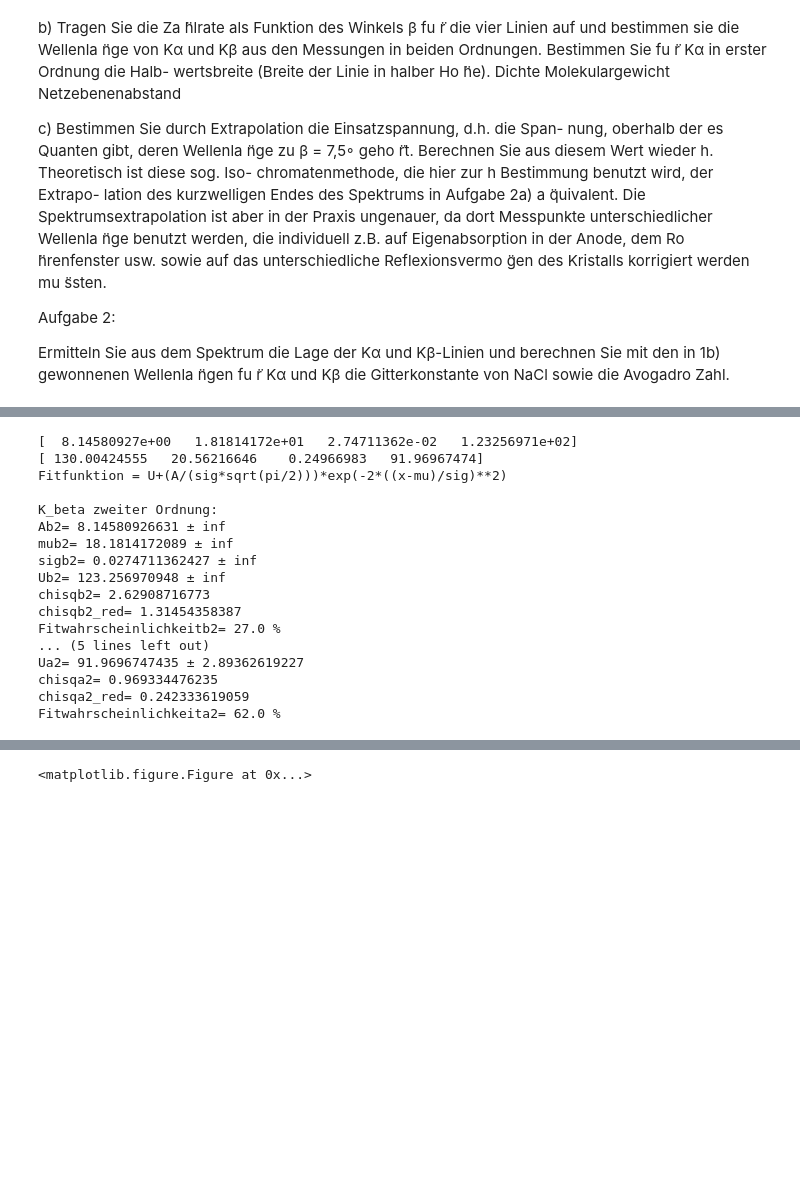
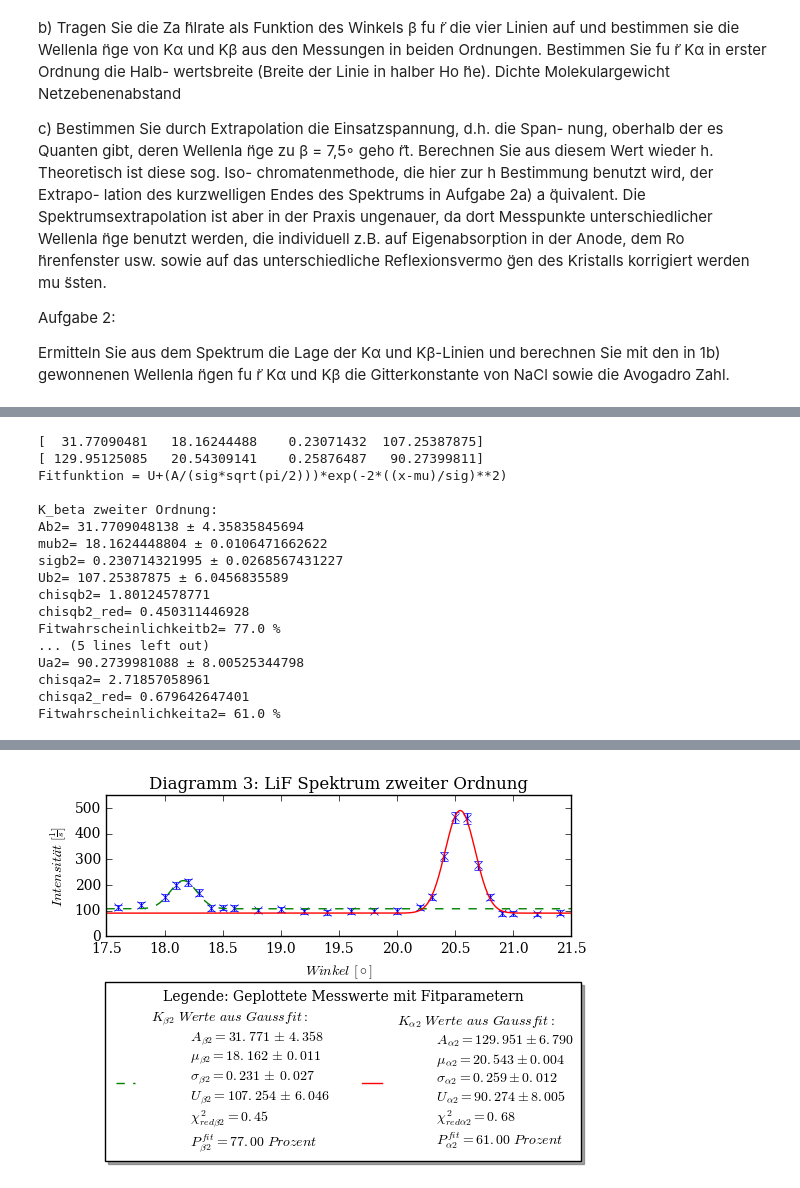
Before and after one commit to woskar/pap2-lab-training, a Jupyter notebook: v255/v255_spektrometer.ipynb, the cells around one changed output, grey strips where cells are left out. Cells and saved outputs as stored; diff of their text form; code cells hidden in the pictures; blank space fills up the shorter version.

```diff
--- a/v255/v255_spektrometer.ipynb
+++ b/v255/v255_spektrometer.ipynb
@@ -225,35 +227,36 @@ Fitwahrscheinlichkeita1= 1.0 %
 #Zählrate als Funktion des Winkels, bestimmen der Wellenlängen von Ka und Kb
 
 #Auswählen des Spektrums zweiter Ordnung
-ang4=angle[73:95]
-int4=intensity[73:95]
-dint4=dintensity[73:95]
+ang4=angle[80:109]
+int4=intensity[80:109]
+dint4=dintensity[80:109]
 
 #Gausskurven an die Peaks fitten
-poptb2, pcovb2=curve_fit(gauss,ang4[2:6], int4[2:6],p0=[29,18,0.2,110], sigma=dint4[2:6], maxfev=5000)
-popta2, pcova2=curve_fit(gauss,ang4[12:19], int4[12:19], p0=[130,20,0.25,90], sigma=dint4[12:19], maxfev=5000)
+poptb2, pcovb2=curve_fit(gauss,ang4[2:9], int4[2:9],p0=[29,18,0.2,110], sigma=dint4[2:9], maxfev=5000)
+popta2, pcova2=curve_fit(gauss,ang4[16:24], int4[16:24], p0=[130,20,0.25,90], sigma=dint4[16:24], maxfev=5000)
 perrb2 = np.sqrt(np.diag(pcovb2))
 perra2 = np.sqrt(np.diag(pcova2))
 x4=np.linspace(17.5,21.5,400)
 
 #Güte der Fits bestimmen:
 #Güte Kbeta Linie
-chisqb2=np.sum((gauss(ang4[2:6],*poptb2)-int4[2:6])**2/dint4[2:6]**2)
-dofb2=2
+chisqb2=np.sum((gauss(ang4[2:9],*poptb2)-int4[2:9])**2/dint4[2:9]**2)
+dofb2=4
 chisqb2_red=chisqb2/dofb2
 probb2=round(1-chi2.cdf(chisqb2,dofb2),2)*100
 
 #Güte Kalpha Linie
-chisqa2=np.sum((gauss(ang4[12:19],*popta2)-int4[12:19])**2/dint4[12:19]**2)
+chisqa2=np.sum((gauss(ang4[16:24],*popta2)-int4[16:24])**2/dint4[16:24]**2)
 dofa2=4
 chisqa2_red=chisqa2/dofa2
-proba2=round(1-chi2.cdf(chisqa2,dofb2),2)*100
+proba2=round(1-chi2.cdf(chisqa2,dofa2),2)*100
 
 
 #Plotten der Punkte und des Fits
 
 plt.subplot(211)
 plt.errorbar(ang4, int4,yerr=dint4, linestyle='none', marker='x')
+
 plt.plot(x4, gauss(x4, *poptb2), linestyle='--',
          label='$K_{\\beta2}\ Werte\ aus\ Gaussfit:$ \n\
          $A_{\\beta2}=%.3f$ $\\pm$ $ %.3f$ \n\
@@ -304,22 +307,22 @@ print('chisqa2=',chisqa2)
 print('chisqa2_red=',chisqa2_red)
 print('Fitwahrscheinlichkeita2=',proba2,'%')
 
-#plt.savefig('v255_3.pdf',format='pdf')
+#plt.savefig('v255_3master.pdf',format='pdf')
 # %% [output]
-[  8.14580927e+00   1.81814172e+01   2.74711362e-02   1.23256971e+02]
-[ 130.00424555   20.56216646    0.24966983   91.96967474]
+[  31.77090481   18.16244488    0.23071432  107.25387875]
+[ 129.95125085   20.54309141    0.25876487   90.27399811]
 Fitfunktion = U+(A/(sig*sqrt(pi/2)))*exp(-2*((x-mu)/sig)**2)
 
 K_beta zweiter Ordnung:
-Ab2= 8.14580926631 ± inf
-mub2= 18.1814172089 ± inf
-sigb2= 0.0274711362427 ± inf
-Ub2= 123.256970948 ± inf
-chisqb2= 2.62908716773
-chisqb2_red= 1.31454358387
-Fitwahrscheinlichkeitb2= 27.0 %
+Ab2= 31.7709048138 ± 4.35835845694
+mub2= 18.1624448804 ± 0.0106471662622
+sigb2= 0.230714321995 ± 0.0268567431227
+Ub2= 107.25387875 ± 6.0456835589
+chisqb2= 1.80124578771
+chisqb2_red= 0.450311446928
+Fitwahrscheinlichkeitb2= 77.0 %
 ... (5 lines left out)
-Ua2= 91.9696747435 ± 2.89362619227
-chisqa2= 0.969334476235
-chisqa2_red= 0.242333619059
-Fitwahrscheinlichkeita2= 62.0 %
+Ua2= 90.2739981088 ± 8.00525344798
+chisqa2= 2.71857058961
+chisqa2_red= 0.679642647401
+Fitwahrscheinlichkeita2= 61.0 %
@@ -327 +329 @@ OSError: [Errno 24] Too many open files: '/usr/local/lib/python3.6/site-packages
-<matplotlib.figure.Figure at 0x...>
+[figure, added]
```
Also changed, not shown: parts of 11 cells of this notebook, 13 other files.
